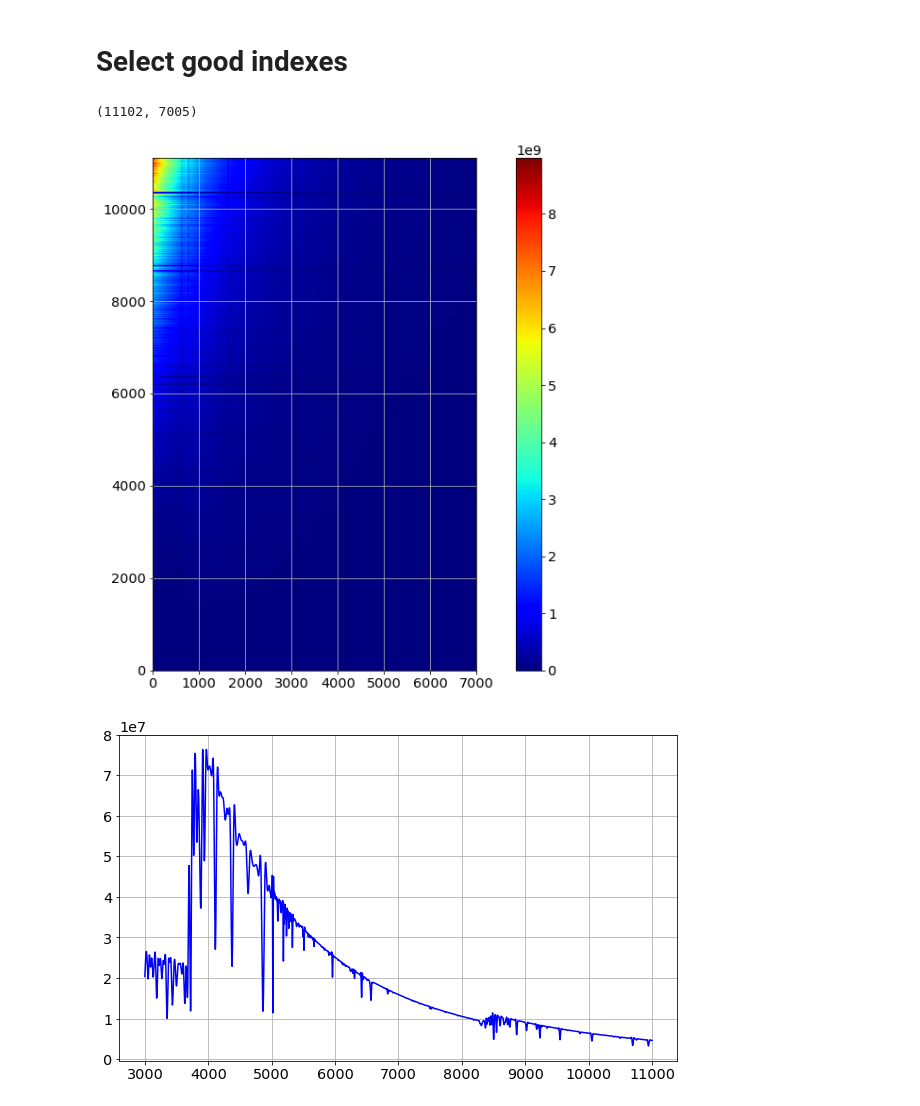
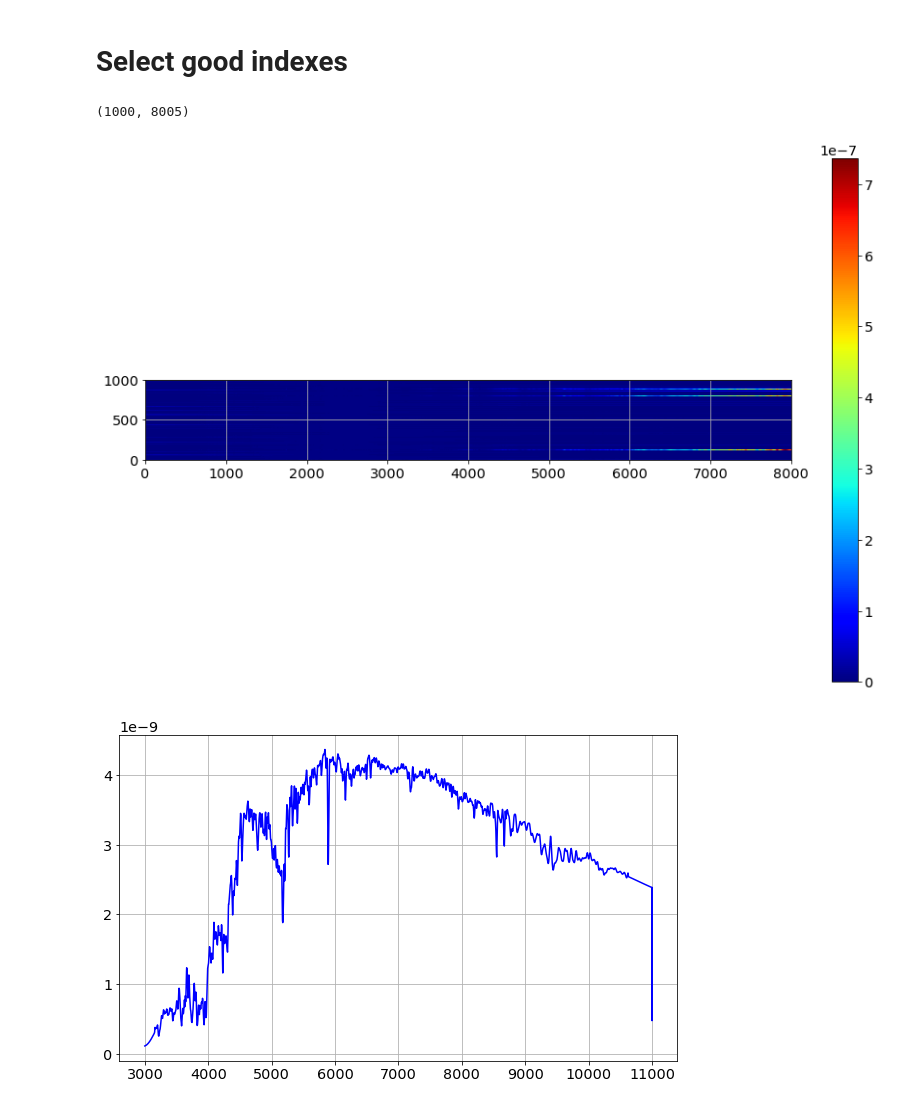
Before and after one commit to sylvielsstfr/PC5AtmStudies, a Jupyter notebook: SNLS/CheckGridSED.ipynb, the cells around one changed output. Drawn from its saved outputs; the diff is of its cells as text; code cells hidden in the pictures.

```diff
--- a/SNLS/CheckGridSED.ipynb
+++ b/SNLS/CheckGridSED.ipynb
@@ -32,3 +33,7 @@ input_fits='sedgrid_phoenixmodels_good.fits'
+# %%
+#input_fits='sedgrid_phoenixmodels_good.fits'
+#input_fits='sedgrid_pickle_uvi_selected.fits'
+input_fits='sedgrid_pickle_uvk_selected.fits'
 # %%
 hdul = fits.open(input_fits)
 # %%
@@ -146,7 +166,7 @@ good_image=data[good_indexes,:]
 # %%
 good_image.shape
 # %% [output]
-(11102, 7005)
+(1000, 8005)
 # %%
 plt.figure(figsize=(15,10))
 img=plt.imshow(good_image[1:,index_spec:],origin='lower',cmap='jet')
@@ -154,12 +174,12 @@ plt.colorbar(img)
 plt.grid(True)
 plt.show()
 # %% [output]
-[figure, old version]
+[figure, new version]
 # %%
-plt.plot(data[0,index_spec:],good_image[2000,index_spec:],'b-')
+plt.plot(data[0,index_spec:],good_image[100,index_spec:],'b-')
 plt.grid()
 # %% [output]
-[figure, old version]
+[figure, new version]
 # %%
 plt.plot(data[0,index_spec:],good_image[0,index_spec:],'b-')
 plt.grid()
```
Also changed, not shown: parts of 15 cells of this notebook, 1 other file.
